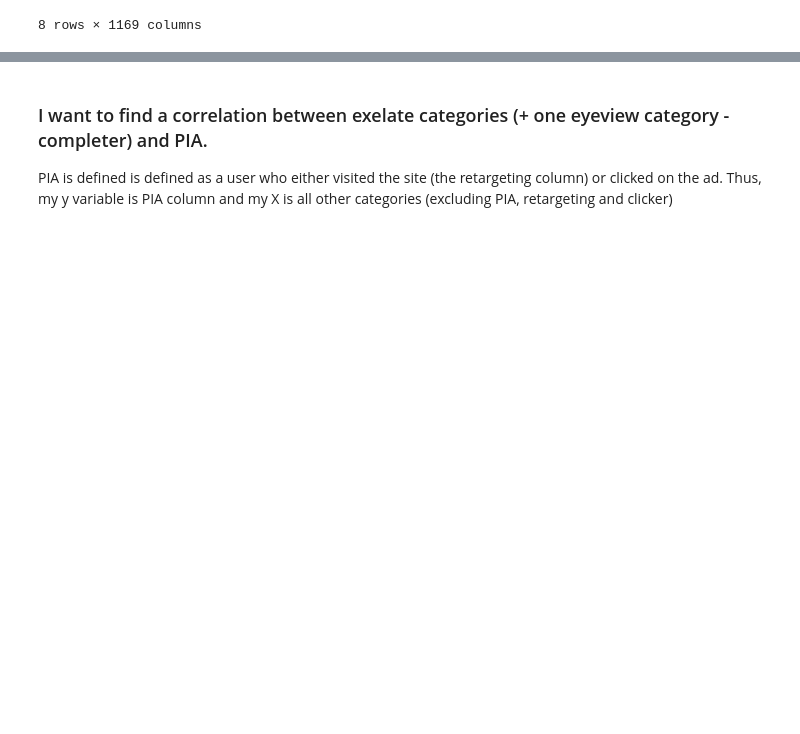
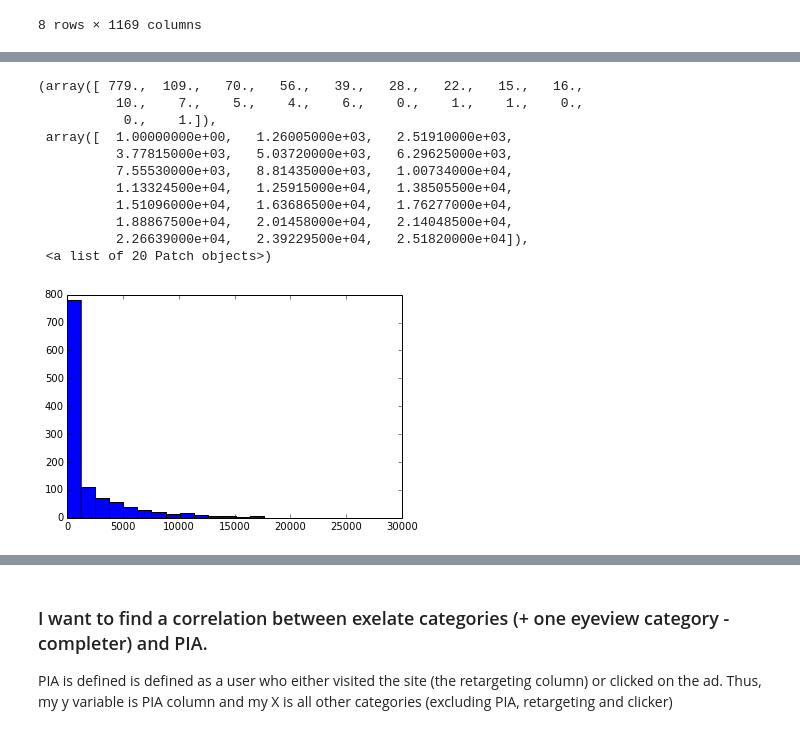
Before and after one commit to arisha84/fall_2014_assignments, a Jupyter notebook: project/User_Categories_Modeling.ipynb, the cells around one changed output, grey strips where cells are left out. Cells and saved outputs as stored; diff of their text form; code cells hidden in the pictures; blank space fills up the shorter version.

```diff
--- a/project/User_Categories_Modeling.ipynb
+++ b/project/User_Categories_Modeling.ipynb
@@ -31,6 +34,7 @@ df = df.drop(['DATE','USER ID', 'CAMPAIGN ID', 'Completer'], axis=1)
 tmp = df['Exelate 2788 - Auto - Buyers - Make:Wiesmann']
 
 df = df.ix[:,(df != 0).any(axis=0)] ## remove all columns with all zeros
+df = df.ix[(df != 0).any(axis=1),:] ## remove all rows with all zeros
 # %% [markdown]
 ### Visualize
 # %%
@@ -66,0 +69,16 @@ plt.hist(sum_df,20)
+# %%
+sum_df_col = df.sum(axis=0) ## sum of each column
+plt.hist(sum_df_col,20)
+# %% [output]
+(array([ 779.,  109.,   70.,   56.,   39.,   28.,   22.,   15.,   16.,
+          10.,    7.,    5.,    4.,    6.,    0.,    1.,    1.,    0.,
+           0.,    1.]),
+ array([  1.00000000e+00,   1.26005000e+03,   2.51910000e+03,
+          3.77815000e+03,   5.03720000e+03,   6.29625000e+03,
+          7.55530000e+03,   8.81435000e+03,   1.00734000e+04,
+          1.13324500e+04,   1.25915000e+04,   1.38505500e+04,
+          1.51096000e+04,   1.63686500e+04,   1.76277000e+04,
+          1.88867500e+04,   2.01458000e+04,   2.14048500e+04,
+          2.26639000e+04,   2.39229500e+04,   2.51820000e+04]),
+ <a list of 20 Patch objects>)
+[figure, added]
```
Also changed, not shown: parts of 51 cells of this notebook.
